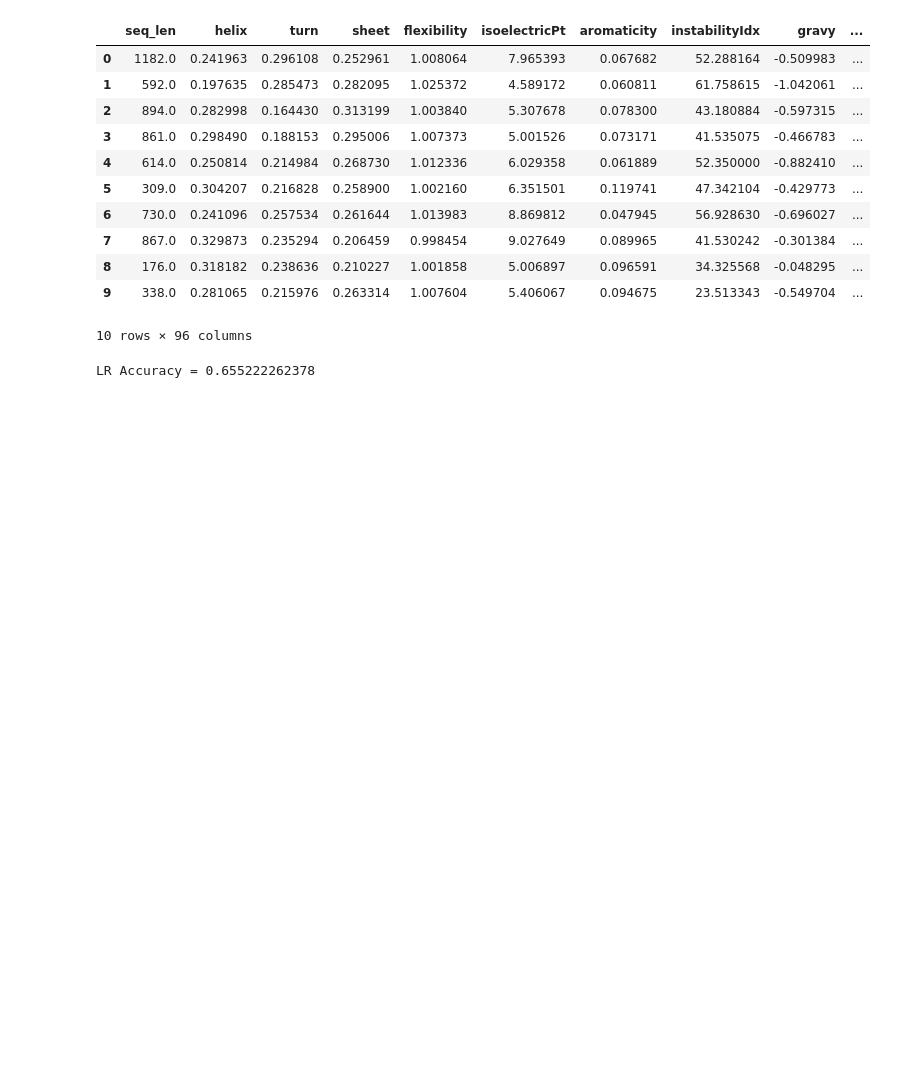
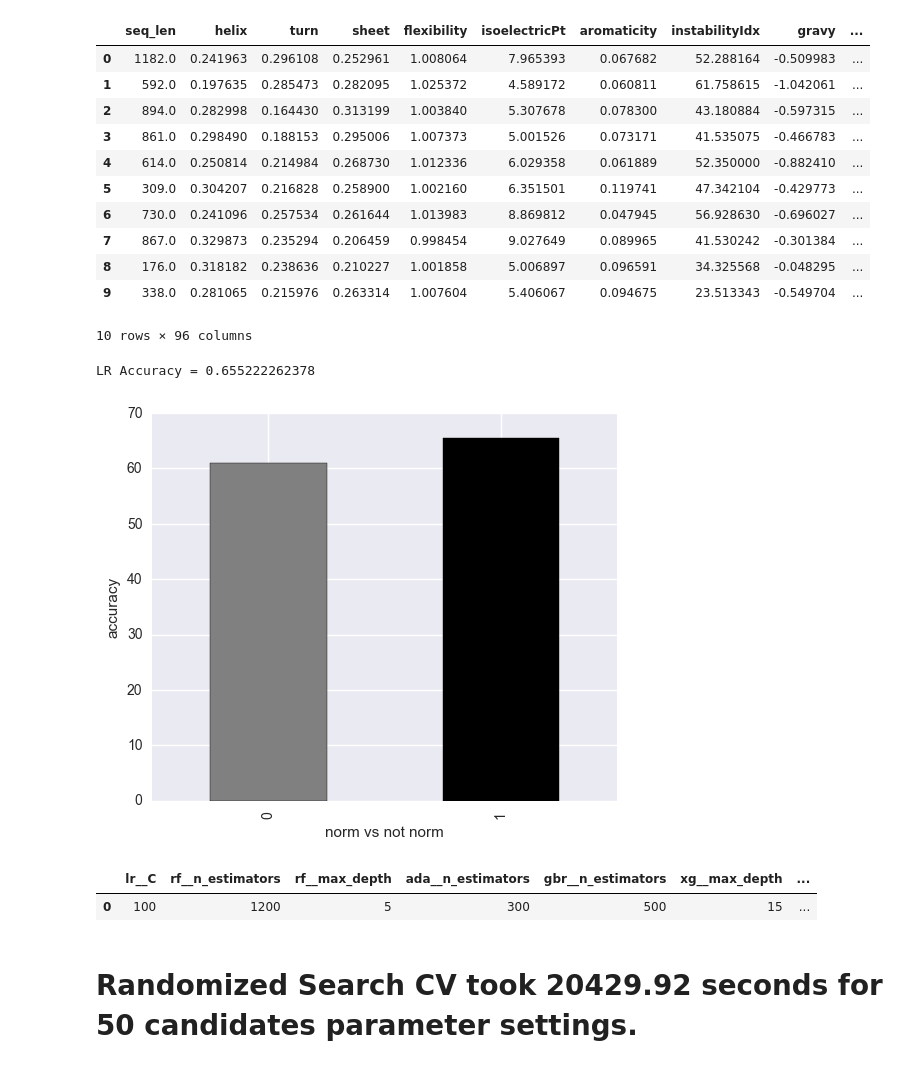
Before and after one commit to SaidAbdullahi/Bioinformatics_Coursework, a Jupyter notebook: Bioinformatics.ipynb, the cells around one changed output. Cells and saved outputs as stored; diff of their text form; code cells hidden in the pictures; blank space fills up the shorter version.

```diff
--- a/Bioinformatics.ipynb
+++ b/Bioinformatics.ipynb
@@ -450,6 +395,30 @@ y_pred_lr = lr.fit(X_train, y_train).predict(X_test)
 print('LR Accuracy =', metrics.accuracy_score(y_test, y_pred_lr))
 # %% [output]
 LR Accuracy = 0.655222262378
+# %%
+scorelist = [0.60968558005059637,0.655222262378]
+norm_df = pd.DataFrame(scorelist)
+norm_df['type'] = ['normalized','not normalized']
+norm_df.columns = ['accuracy','type']
+norm_df.accuracy = norm_df.accuracy *100
+ax = norm_df.accuracy.plot(kind='bar', color=['grey', 'black'], figsize=(6,5))
+ax.set_ylabel("accuracy")
+ax.set_xlabel("norm vs not norm")
+plt.show()
+# %% [output]
+[figure, added]
+# %%
+# Optimal parameters
+param_df = pd.DataFrame()
+param_df = param_df.from_csv('OptimizedEnsembleParams.csv')
+opt_params = param_df.iloc[0][2:]
+opt_params_df = pd.DataFrame(opt_params).T
+opt_params_df
+# %% [output]
+|  | lr__C | rf__n_estimators | rf__max_depth | ada__n_estimators | gbr__n_estimators | xg__max_depth | ... |
+| 0 | 100 | 1200 | 5 | 300 | 500 | 15 | ... |
+# %% [markdown]
+# Randomized Search CV took 20429.92 seconds for 50 candidates parameter settings.
 # %%
 # Ensemble of classifiers
 X = features_df_scaled
```
Also changed, not shown: parts of 39 cells of this notebook.
